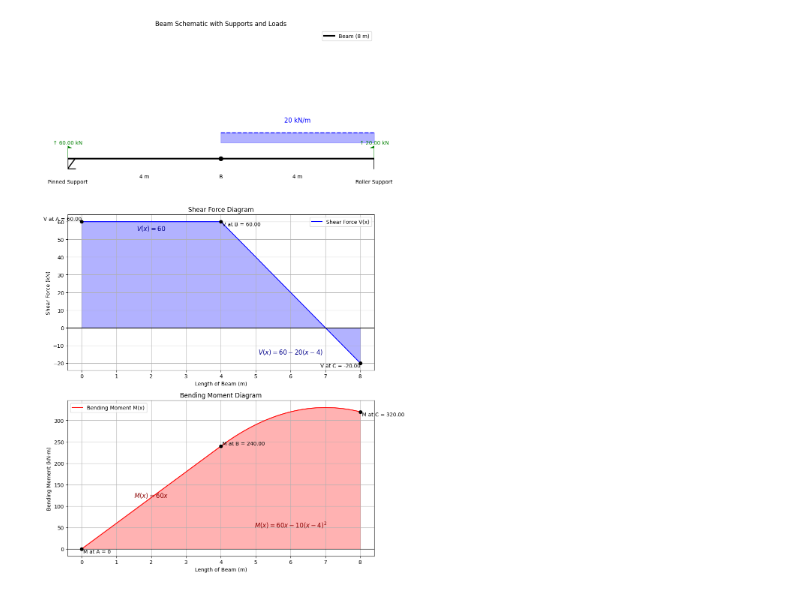
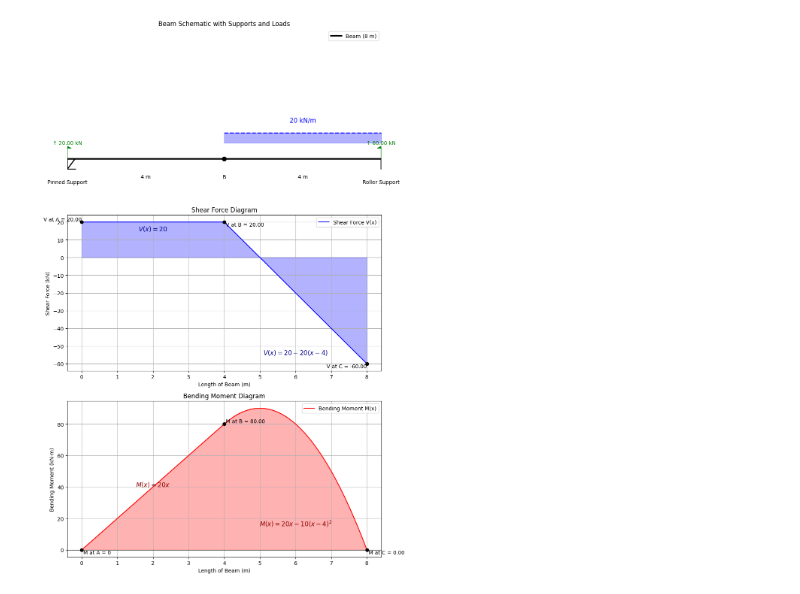
Before and after one commit to vkhansen/Mech_Materials, a Jupyter notebook: Lecture_Example_Exer/Week_8_Graphical_Shear_Moment.ipynb, the cells around one changed output. Drawn from its saved outputs; the diff is of its cells as text; code cells hidden in the pictures.

Commit message:
shear and moment and elastic

```diff
--- a/Lecture_Example_Exer/Week_8_Graphical_Shear_Moment.ipynb
+++ b/Lecture_Example_Exer/Week_8_Graphical_Shear_Moment.ipynb
@@ -11,29 +11,29 @@ w = 20   # kN/m (distributed load between B and C, 4 to 8 m)
 # Calculate reactions at supports (A at 0 m, C at 8 m, B not a support)
 # Total force from distributed load (20 kN/m over 4 m) = 80 kN, centroid at x = 6 m
 # RA + RC - 80 = 0
-# RA * 8 - 80 * 6 = 0
-# RA = 480 / 8 = 60 kN
-# RC = 80 - 60 = 20 kN
-RA = 60.0    # kN (reaction at A, upward, pinned support)
+# RC * 8 - 80 * 6 = 0 (moment about A)
+# RC = 480 / 8 = 60 kN
+# RA = 80 - 60 = 20 kN
+RA = 20.0    # kN (reaction at A, upward, pinned support)
 RB = 0       # kN (no reaction at B)
-RC = 20.0    # kN (reaction at C, upward, roller support)
+RC = 60.0    # kN (reaction at C, upward, roller support)
 
 # Discretized x values along the beam
 x = np.linspace(0, L, 100)
 
 # Define the piecewise shear force function:
-# For 0 ≤ x < 4:  V(x) = RA = 60 kN
-# For 4 ≤ x ≤ 8:  V(x) = 60 - 20(x - 4)
+# For 0 ≤ x < 4:  V(x) = RA = 20 kN
+# For 4 ≤ x ≤ 8:  V(x) = 20 - 20(x - 4)
 V = np.piecewise(x, [x < L1, x >= L1],
-                 [lambda x: 60.0,
-                  lambda x: 60.0 - 20 * (x - 4)])
+                 [lambda x: 20.0,
+                  lambda x: 20.0 - 20 * (x - 4)])
 
 # Define the piecewise bending moment function:
-# For 0 ≤ x < 4:  M(x) = RA * x = 60x
-# For 4 ≤ x ≤ 8:  M(x) = 60x - (20 * (x - 4)^2) / 2
+# For 0 ≤ x < 4:  M(x) = RA * x = 20x
+# For 4 ≤ x ≤ 8:  M(x) = 20x - (20 * (x - 4)^2) / 2
 M = np.piecewise(x, [x < L1, x >= L1],
-                 [lambda x: 60.0 * x,
-                  lambda x: 60.0 * x - 10 * (x - 4)**2])
+                 [lambda x: 20.0 * x,
+                  lambda x: 20.0 * x - 10 * (x - 4)**2])
 
 # Create subplots
 fig, (ax1, ax2, ax3) = plt.subplots(3, 1, figsize=(10, 15))
@@ -93,46 +93,46 @@ ax2.grid(True)
 ax2.legend()
 
 # Key shear values
-V_A = 60.0           # at x = 0
-V_B = 60.0           # at x = 4 (just before load)
-V_C = 60.0 - 20 * (8 - 4)  # at x = 8, should be -20 kN
+V_A = 20.0           # at x = 0
+V_B = 20.0           # at x = 4 (just before load)
+V_C = 20.0 - 20 * (8 - 4)  # at x = 8, should be -60 kN
 
 ax2.scatter([0, 4, 8], [V_A, V_B, V_C], color='black', zorder=3)
 ax2.text(0, V_A, f" V at A = {V_A:.2f}", verticalalignment='bottom', horizontalalignment='right')
 ax2.text(4, V_B, f" V at B = {V_B:.2f}", verticalalignment='top', horizontalalignment='left')
 ax2.text(8, V_C, f" V at C = {V_C:.2f}", verticalalignment='top', horizontalalignment='right')
 
 # Shear equations
-ax2.text(2, 55, r'$V(x)=60$', horizontalalignment='center', fontsize=12, color='darkblue')
-ax2.text(6, -15, r'$V(x)=60-20(x-4)$', horizontalalignment='center', fontsize=12, color='darkblue')
+ax2.text(2, 15, r'$V(x)=20$', horizontalalignment='center', fontsize=12, color='darkblue')
+ax2.text(6, -55, r'$V(x)=20-20(x-4)$', horizontalalignment='center', fontsize=12, color='darkblue')
 
 # -------------------------
 # Bending Moment Diagram
 # -------------------------
 ax3.plot(x, M, label="Bending Moment M(x)", color='red')
 ax3.fill_between(x, M, color='red', alpha=0.3)
 ax3.axhline(0, color='black', linewidth=0.8)
 ax3.set_title("Bending Moment Diagram")
 ax3.set_xlabel("Length of Beam (m)")
 ax3.set_ylabel("Bending Moment (kN·m)")
 ax3.grid(True)
 ax3.legend()
 
 # Key moment values
 M_A = 0              # at x = 0
-M_B = 60.0 * 4       # at x = 4, 240 kN·m
-M_C = 60.0 * 8 - 10 * (8 - 4)**2  # at x = 8, should be 0
+M_B = 20.0 * 4       # at x = 4, 80 kN·m
+M_C = 20.0 * 8 - 10 * (8 - 4)**2  # at x = 8, should be 0
 
 ax3.scatter([0, 4, 8], [M_A, M_B, M_C], color='black', zorder=3)
 ax3.text(0, M_A, " M at A = 0", verticalalignment='top')
 ax3.text(4, M_B, f" M at B = {M_B:.2f}", verticalalignment='bottom')
 ax3.text(8, M_C, f" M at C = {M_C:.2f}", verticalalignment='top')
 
 # Moment equations
-ax3.text(2, 120, r'$M(x)=60x$', horizontalalignment='center', fontsize=12, color='darkred')
-ax3.text(6, 50, r'$M(x)=60x-10(x-4)^2$', horizontalalignment='center', fontsize=12, color='darkred')
+ax3.text(2, 40, r'$M(x)=20x$', horizontalalignment='center', fontsize=12, color='darkred')
+ax3.text(6, 15, r'$M(x)=20x-10(x-4)^2$', horizontalalignment='center', fontsize=12, color='darkred')
 
 plt.tight_layout()
 plt.show()
 # %% [output]
-[figure, old version]
+[figure, new version]
```
Also changed, not shown: 1 other file.
